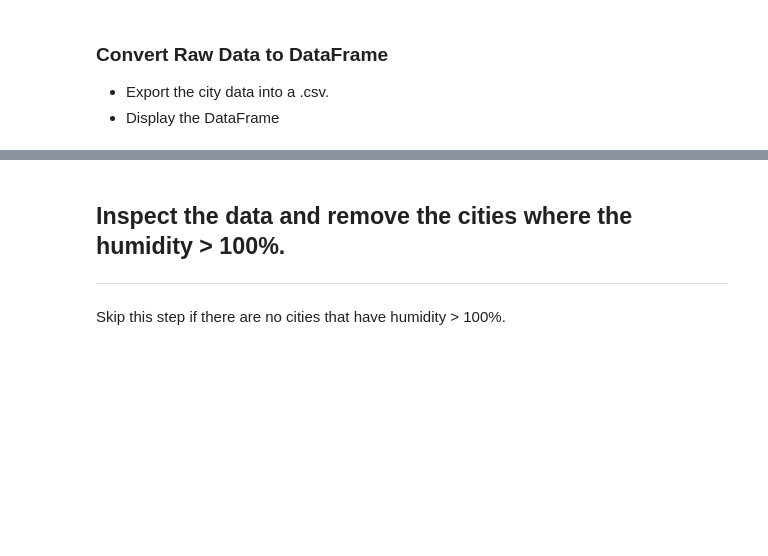
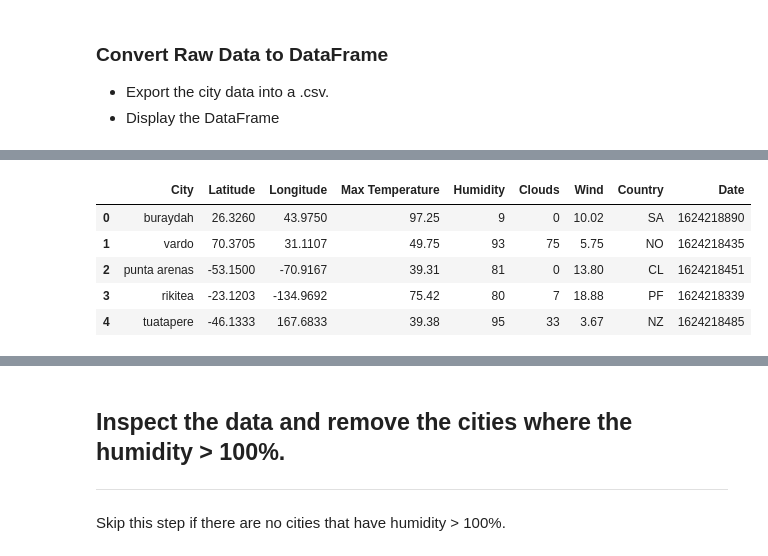
Before and after one commit to DINHC/python-api-challenge, a Jupyter notebook: WeatherPy.ipynb, the cells around one changed output, grey strips where cells are left out. Drawn from its saved outputs; the diff is of its cells as text; code cells hidden in the pictures; blank space fills up the shorter version.

Commit message:
Finished with dataframe after running into trouble with getting table to print, moving onto sorting out data by count, mean, median, etc

```diff
--- a/WeatherPy.ipynb
+++ b/WeatherPy.ipynb
@@ -138,0 +109,25 @@ Processing record set 600 of 600 with the city named burgeo
+# %%
+
+# weather_df = pd.DataFrame({
+#     "City":len(location_name),
+#     "Country":len(location_country),
+#     "Date":len(date),
+#     "Latitude":len(latitude),
+#     "Longitude":len(longitude),
+#     "Max Temp(f)":len([city_max_temp]),
+#     "Humidity":len([city_humidity]),
+#     "Wind Speed":len([city_wind]),
+#     "Cloudiness":len([city_clouds]),
+# weather_df
+
+
+       # city_lat = city_weather["coord"]["lat"]
+       # city_lng = city_weather["coord"]["lon"]
+       # city_max_temp = city_weather["main"]["temp_max"]
+       # city_humidity = city_weather["main"]["humidity"]
+        #city_clouds = city_weather["clouds"]["all"]
+        #city_wind = city_weather["wind"]["speed"]
+        #city_country = city_weather["sys"]["country"]
+        #city_date = city_weather["dt"]
+city_stat_pd = pd.DataFrame(city_stat)
+city_stat_pd.count()
@@ -138,0 +145,10 @@ Processing record set 600 of 600 with the city named burgeo
+# %%
+city_stat_pd.to_csv(output_data_file)
+city_stat_pd.head()
+# %% [output]
+|  | City | Latitude | Longitude | Max Temperature | Humidity | Clouds | Wind | Country | Date |
+| 0 | buraydah | 26.3260 | 43.9750 | 97.25 | 9 | 0 | 10.02 | SA | 1624218890 |
+| 1 | vardo | 70.3705 | 31.1107 | 49.75 | 93 | 75 | 5.75 | NO | 1624218435 |
+| 2 | punta arenas | -53.1500 | -70.9167 | 39.31 | 81 | 0 | 13.80 | CL | 1624218451 |
+| 3 | rikitea | -23.1203 | -134.9692 | 75.42 | 80 | 7 | 18.88 | PF | 1624218339 |
+| 4 | tuatapere | -46.1333 | 167.6833 | 39.38 | 95 | 33 | 3.67 | NZ | 1624218485 |
```
Also changed, not shown: parts of 7 cells of this notebook, 5 other files.
